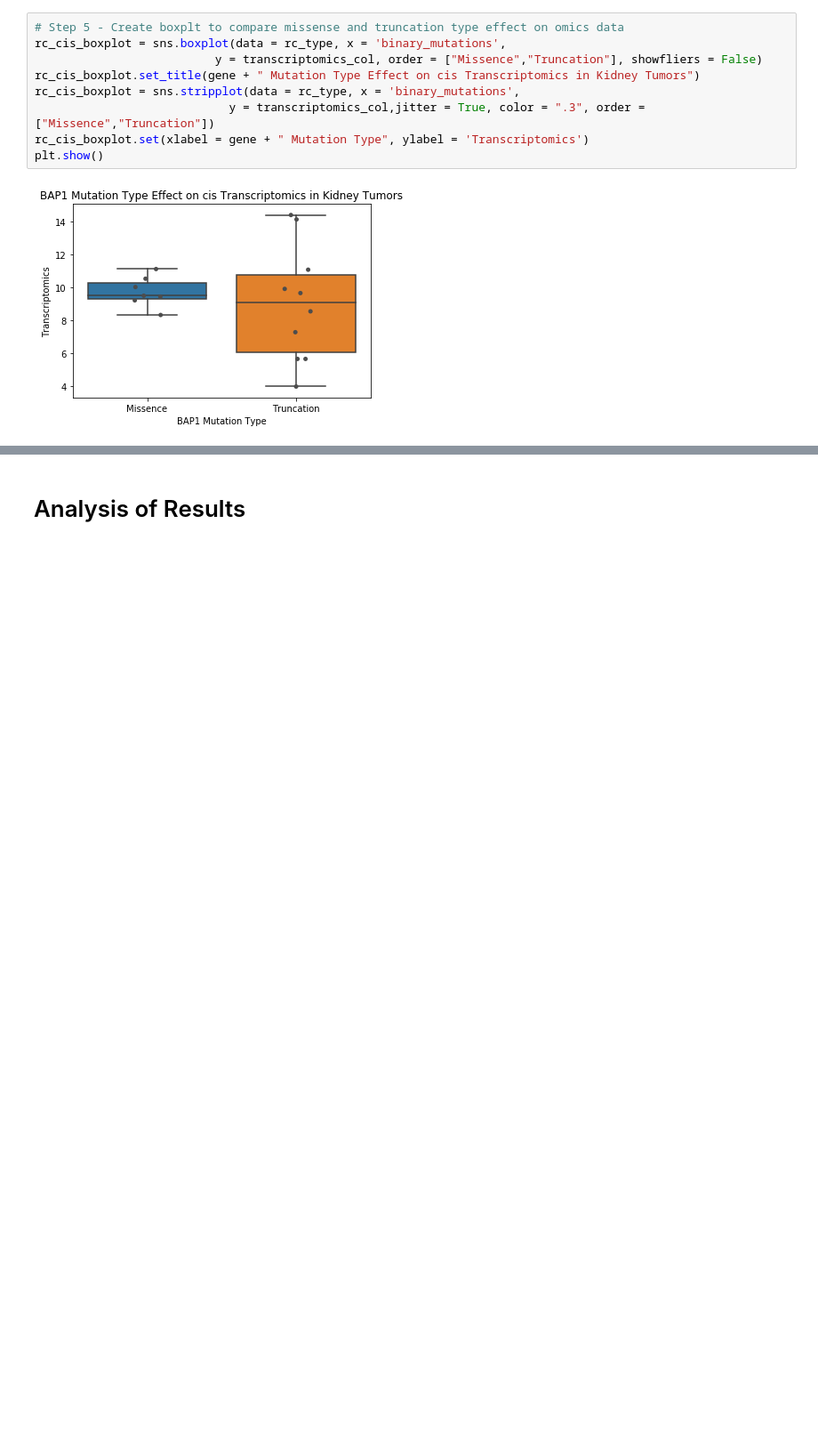
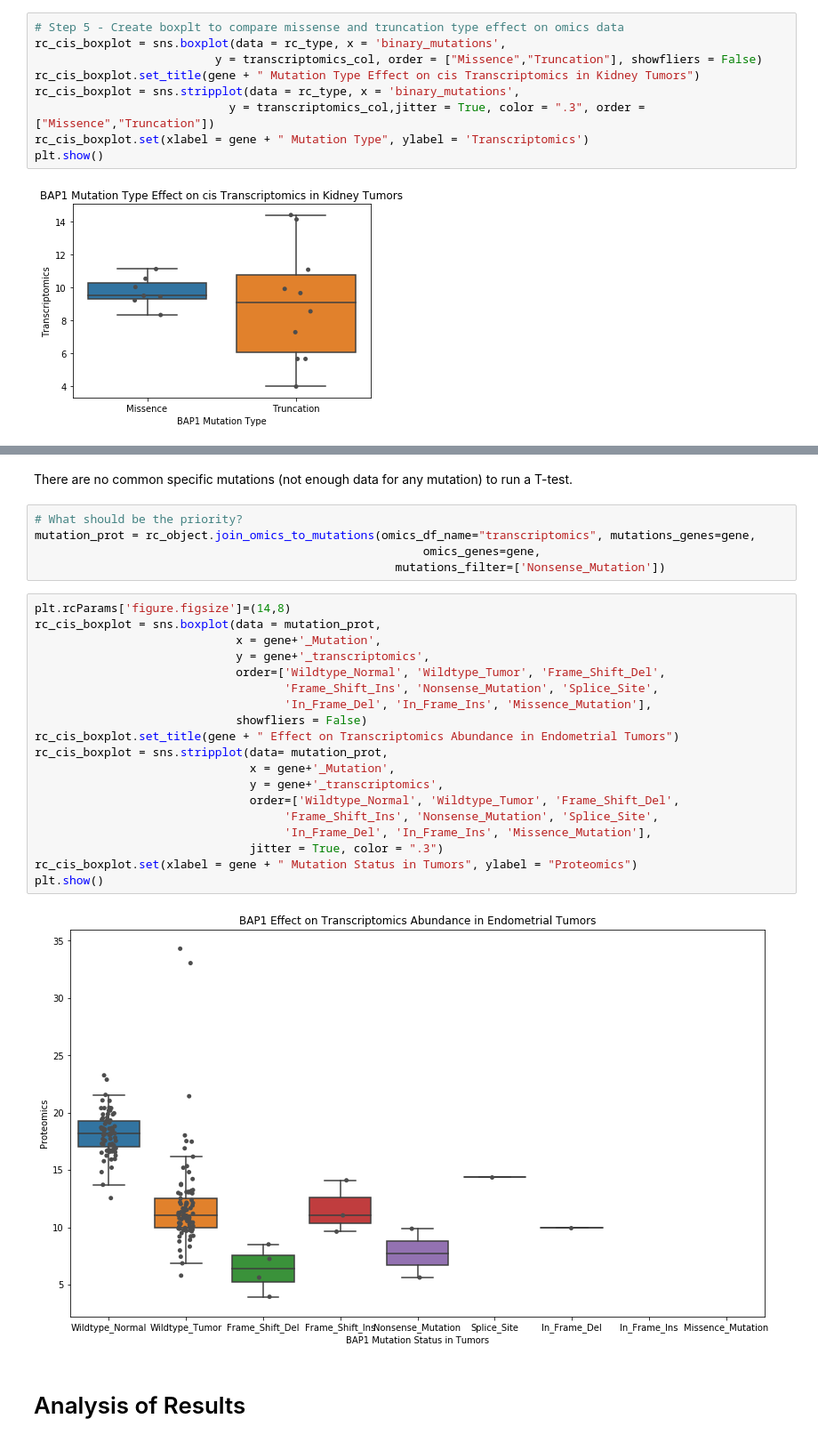
Before and after one commit to PayneLab/WhenMutationsMatter, a Jupyter notebook: Protein Notebooks/Kidney/BAP1/BAP1_cis_transcriptomics.ipynb, the cells around one changed output, grey strips where cells are left out. Shown at 89% size. Saved outputs shown, nothing was run; the diff lists cells and outputs as text; blank space fills up the shorter version.

```diff
--- a/Protein Notebooks/Kidney/BAP1/BAP1_cis_transcriptomics.ipynb
+++ b/Protein Notebooks/Kidney/BAP1/BAP1_cis_transcriptomics.ipynb
@@ -103,3 +122,31 @@ plt.show()
+# %% [markdown]
+There are no common specific mutations (not enough data for any mutation) to run a T-test.
+# %%
+# What should be the priority?
+mutation_prot = rc_object.join_omics_to_mutations(omics_df_name="transcriptomics", mutations_genes=gene,
+                                                        omics_genes=gene,
+                                                    mutations_filter=['Nonsense_Mutation'])
+# %%
+plt.rcParams['figure.figsize']=(14,8)
+rc_cis_boxplot = sns.boxplot(data = mutation_prot,
+                             x = gene+'_Mutation',
+                             y = gene+'_transcriptomics',
+                             order=['Wildtype_Normal', 'Wildtype_Tumor', 'Frame_Shift_Del',
+                                    'Frame_Shift_Ins', 'Nonsense_Mutation', 'Splice_Site',
+                                    'In_Frame_Del', 'In_Frame_Ins', 'Missence_Mutation'],
+                             showfliers = False)
+rc_cis_boxplot.set_title(gene + " Effect on Transcriptomics Abundance in Endometrial Tumors")
+rc_cis_boxplot = sns.stripplot(data= mutation_prot,
+                               x = gene+'_Mutation',
+                               y = gene+'_transcriptomics',
+                               order=['Wildtype_Normal', 'Wildtype_Tumor', 'Frame_Shift_Del',
+                                    'Frame_Shift_Ins', 'Nonsense_Mutation', 'Splice_Site',
+                                    'In_Frame_Del', 'In_Frame_Ins', 'Missence_Mutation'],
+                               jitter = True, color = ".3")
+rc_cis_boxplot.set(xlabel = gene + " Mutation Status in Tumors", ylabel = "Proteomics")
+plt.show()
+# %% [output]
+[figure, added]
 # %% [markdown]
 # Analysis of Results
 # %% [markdown]
```
Also changed, not shown: parts of 4 cells of this notebook, 6 other files.
